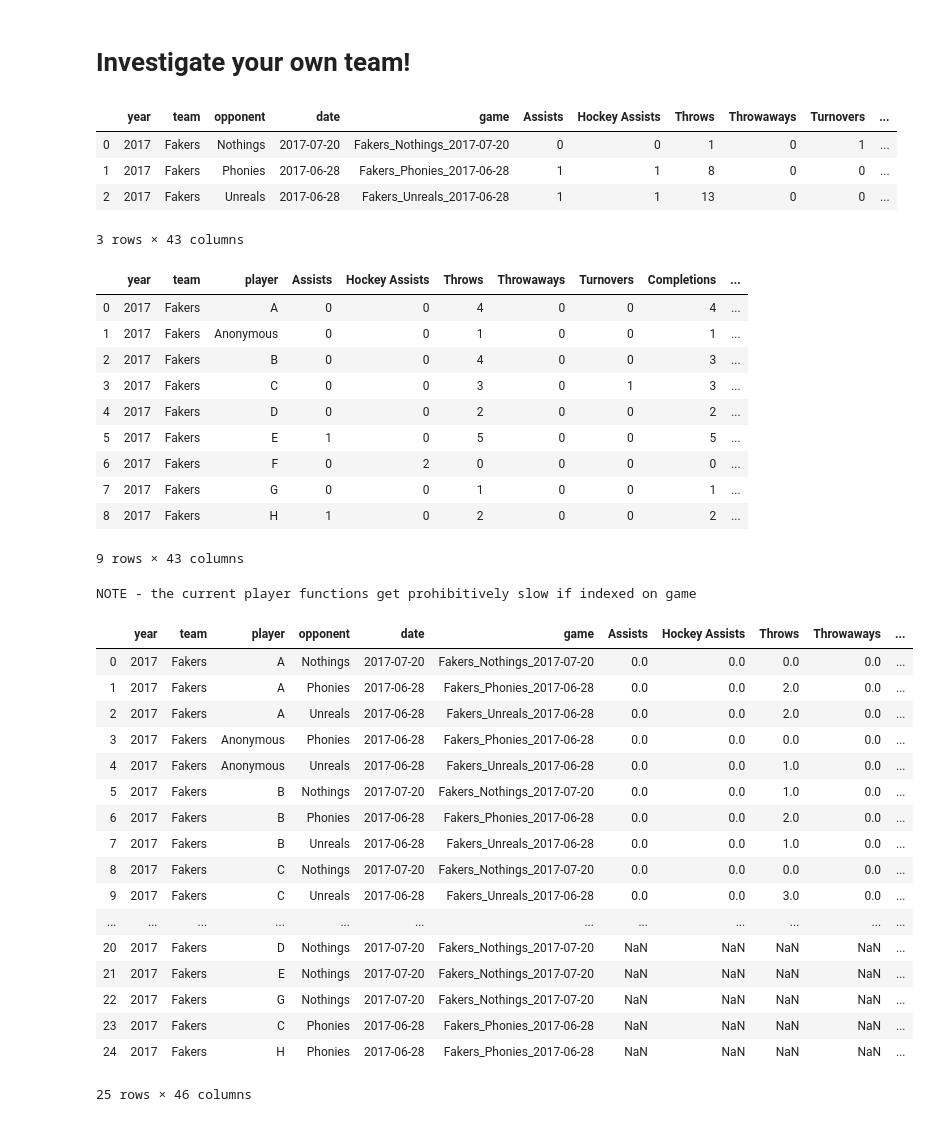
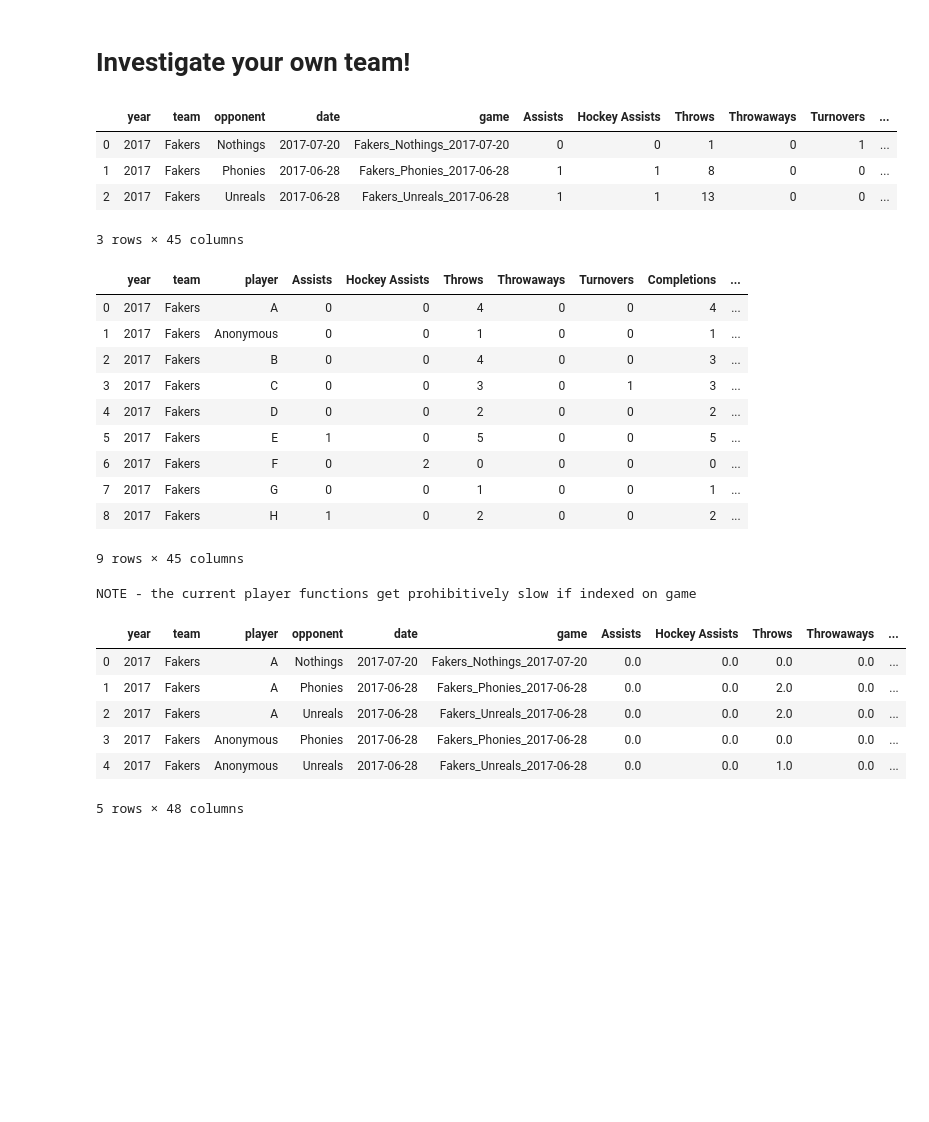
Before and after one commit to dfiorino/ultianalyticspull, a Jupyter notebook: examples/Example.ipynb, the cells around one changed output. Cells and saved outputs as stored; diff of their text form; code cells hidden in the pictures; blank space fills up the shorter version.

```diff
--- a/examples/Example.ipynb
+++ b/examples/Example.ipynb
@@ -48,5 +93,5 @@ audl_pull = uap.LeaguePuller(league = 'audl', years=range(2014,2020),data_dir='.
 # %%
-audl_df = uap.load_league_data(years=list(range(2014,2019)),league='audl',data_dir='./')
+audl_df = uap.load_league_data('audl')
 # %%
 audl_teams = uap.make_team_indicators(audl_df)
 audl_teams
@@ -74,7 +142,7 @@ team_games
 | 0 | 2017 | Fakers | Nothings | 2017-07-20 | Fakers_Nothings_2017-07-20 | 0 | 0 | 1 | 0 | 1 | ... |
 | 1 | 2017 | Fakers | Phonies | 2017-06-28 | Fakers_Phonies_2017-06-28 | 1 | 1 | 8 | 0 | 0 | ... |
 | 2 | 2017 | Fakers | Unreals | 2017-06-28 | Fakers_Unreals_2017-06-28 | 1 | 1 | 13 | 0 | 0 | ... |
-3 rows × 43 columns
+3 rows × 45 columns
 # %%
 player_year = uap.make_player_indicators(team_df)
 player_year
@@ -89,30 +157,19 @@ player_year
 | 6 | 2017 | Fakers | F | 0 | 2 | 0 | 0 | 0 | 0 | ... |
 | 7 | 2017 | Fakers | G | 0 | 0 | 1 | 0 | 0 | 1 | ... |
 | 8 | 2017 | Fakers | H | 1 | 0 | 2 | 0 | 0 | 2 | ... |
-9 rows × 43 columns
+9 rows × 45 columns
 # %%
 player_game = uap.make_player_indicators(team_df, by_game=True)
-player_game
+player_game.head()
 # %% [output]
 NOTE - the current player functions get prohibitively slow if indexed on game
 |  | year | team | player | opponent | date | game | Assists | Hockey Assists | Throws | Throwaways | ... |
 | 0 | 2017 | Fakers | A | Nothings | 2017-07-20 | Fakers_Nothings_2017-07-20 | 0.0 | 0.0 | 0.0 | 0.0 | ... |
 | 1 | 2017 | Fakers | A | Phonies | 2017-06-28 | Fakers_Phonies_2017-06-28 | 0.0 | 0.0 | 2.0 | 0.0 | ... |
 | 2 | 2017 | Fakers | A | Unreals | 2017-06-28 | Fakers_Unreals_2017-06-28 | 0.0 | 0.0 | 2.0 | 0.0 | ... |
 | 3 | 2017 | Fakers | Anonymous | Phonies | 2017-06-28 | Fakers_Phonies_2017-06-28 | 0.0 | 0.0 | 0.0 | 0.0 | ... |
 | 4 | 2017 | Fakers | Anonymous | Unreals | 2017-06-28 | Fakers_Unreals_2017-06-28 | 0.0 | 0.0 | 1.0 | 0.0 | ... |
-| 5 | 2017 | Fakers | B | Nothings | 2017-07-20 | Fakers_Nothings_2017-07-20 | 0.0 | 0.0 | 1.0 | 0.0 | ... |
-| 6 | 2017 | Fakers | B | Phonies | 2017-06-28 | Fakers_Phonies_2017-06-28 | 0.0 | 0.0 | 2.0 | 0.0 | ... |
-| 7 | 2017 | Fakers | B | Unreals | 2017-06-28 | Fakers_Unreals_2017-06-28 | 0.0 | 0.0 | 1.0 | 0.0 | ... |
-| 8 | 2017 | Fakers | C | Nothings | 2017-07-20 | Fakers_Nothings_2017-07-20 | 0.0 | 0.0 | 0.0 | 0.0 | ... |
-| 9 | 2017 | Fakers | C | Unreals | 2017-06-28 | Fakers_Unreals_2017-06-28 | 0.0 | 0.0 | 3.0 | 0.0 | ... |
-| ... | ... | ... | ... | ... | ... | ... | ... | ... | ... | ... | ... |
-| 20 | 2017 | Fakers | D | Nothings | 2017-07-20 | Fakers_Nothings_2017-07-20 | NaN | NaN | NaN | NaN | ... |
-| 21 | 2017 | Fakers | E | Nothings | 2017-07-20 | Fakers_Nothings_2017-07-20 | NaN | NaN | NaN | NaN | ... |
-| 22 | 2017 | Fakers | G | Nothings | 2017-07-20 | Fakers_Nothings_2017-07-20 | NaN | NaN | NaN | NaN | ... |
-| 23 | 2017 | Fakers | C | Phonies | 2017-06-28 | Fakers_Phonies_2017-06-28 | NaN | NaN | NaN | NaN | ... |
-| 24 | 2017 | Fakers | H | Phonies | 2017-06-28 | Fakers_Phonies_2017-06-28 | NaN | NaN | NaN | NaN | ... |
-25 rows × 46 columns
+5 rows × 48 columns
 # %%
 for i in sorted(player_year.columns):
     print(i)
```
Also changed, not shown: parts of 10 cells of this notebook, 14 other files.
